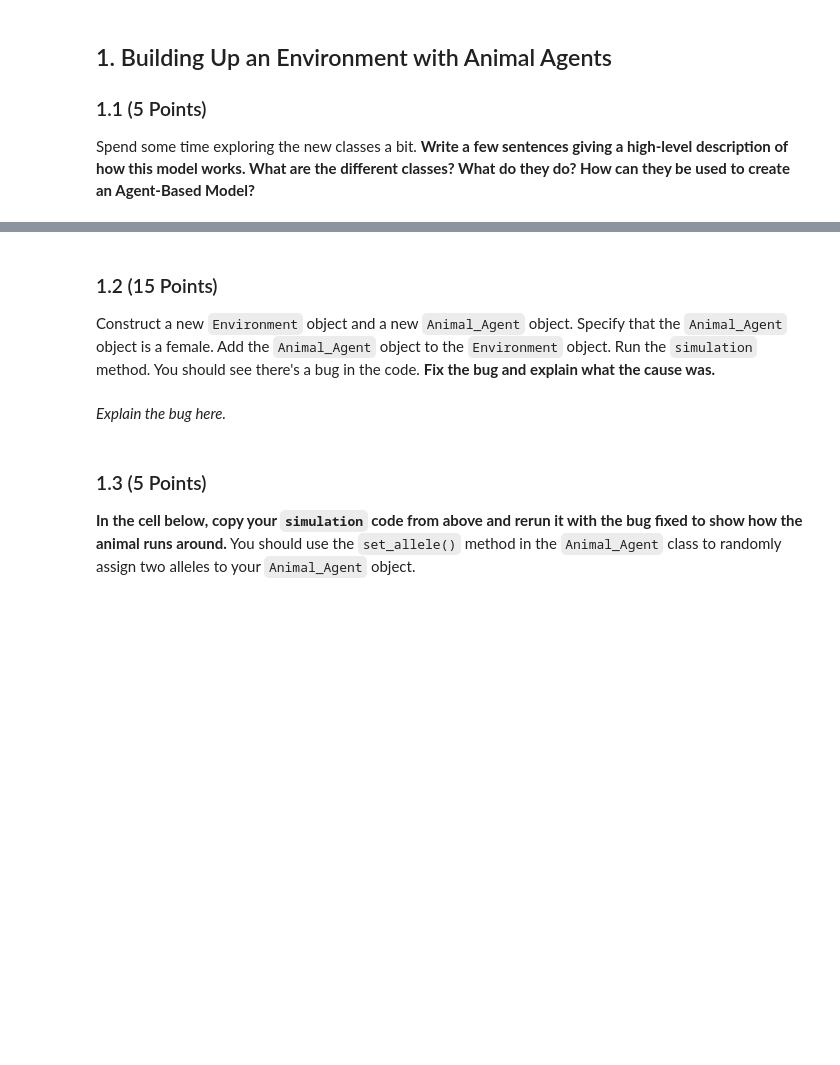
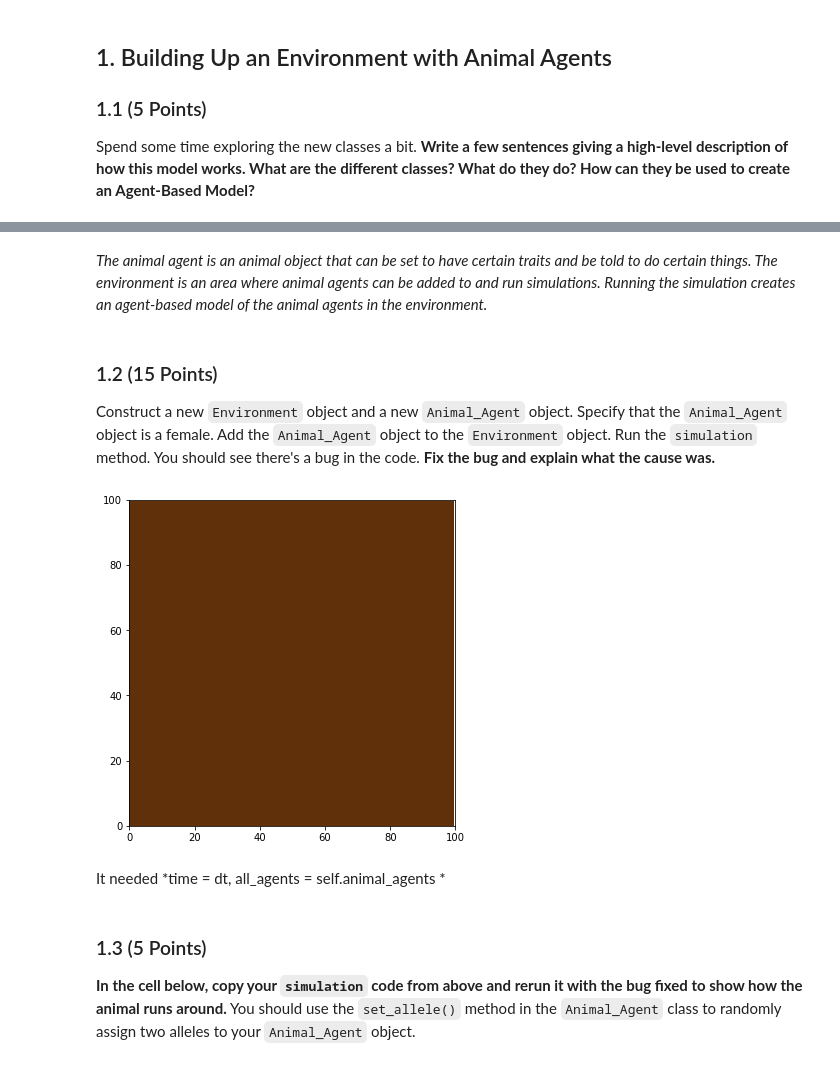
Before and after one commit to romanykw/CMSE202-s23-turnin, a Jupyter notebook: hw-03/HW3_ABMs_STUDENT.ipynb, the cells around one changed output, grey strips where cells are left out. Saved outputs shown, nothing was run; the diff lists cells and outputs as text; code cells hidden in the pictures; blank space fills up the shorter version.

```diff
--- a/hw-03/HW3_ABMs_STUDENT.ipynb
+++ b/hw-03/HW3_ABMs_STUDENT.ipynb
@@ -67,3 +65,5 @@ Spend some time exploring the new classes a bit. **Write a few sentences giving
+# %% [markdown]
+*The animal agent is an animal object that can be set to have certain traits and be told to do certain things. The environment is an area where animal agents can be added to and run simulations. Running the simulation creates an agent-based model of the animal agents in the environment.*
 # %% [markdown]
 ### 1.2 (15 Points)
 
@@ -73,2 +70,0 @@ Construct a new `Environment` object and a new `Animal_Agent` object. Specify th
-# %% [markdown]
-*Explain the bug here.*
@@ -75,3 +74,13 @@ Construct a new `Environment` object and a new `Animal_Agent` object. Specify th
+# %%
+#Write your code here
+dolly = Animal_Agent(sex="F",color="pink")
+my_world = Environment()
+my_world.add_agent(dolly)
+my_world.simulate(100)
+# %% [output]
+[figure, added]
+# %% [markdown]
+It needed *time = dt, all_agents = self.animal_agents *
 # %% [markdown]
 ### 1.3 (5 Points)
 
```
Also changed, not shown: parts of 14 cells of this notebook, 2 other files.
